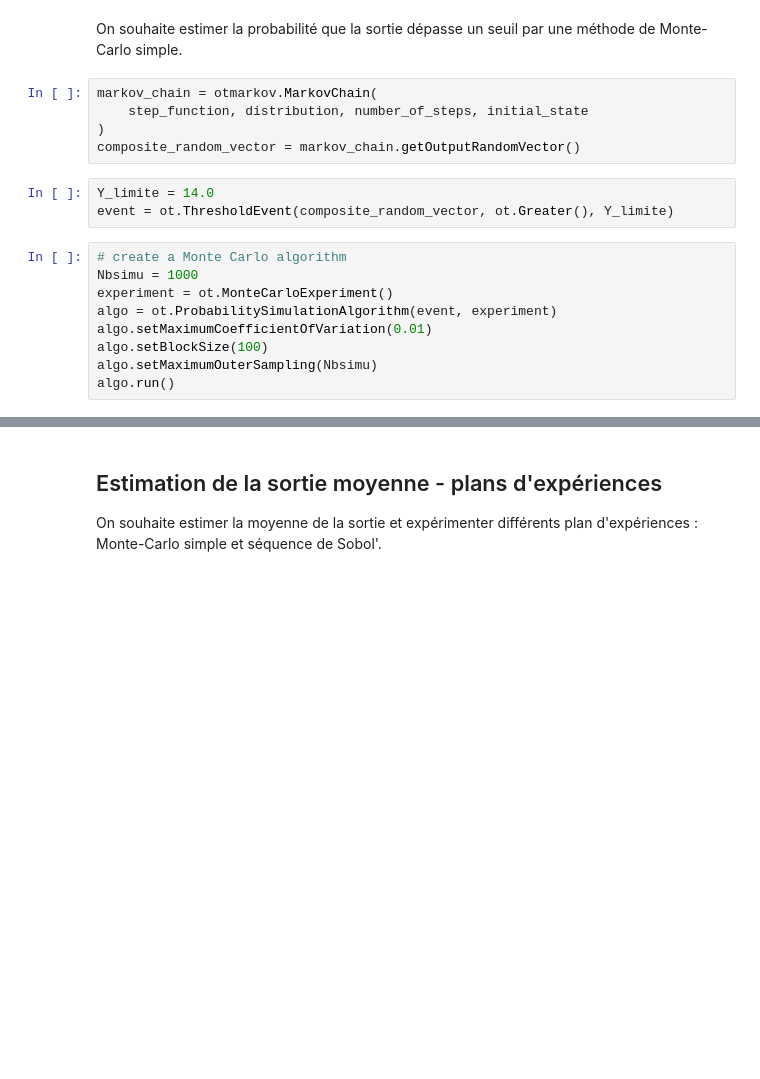
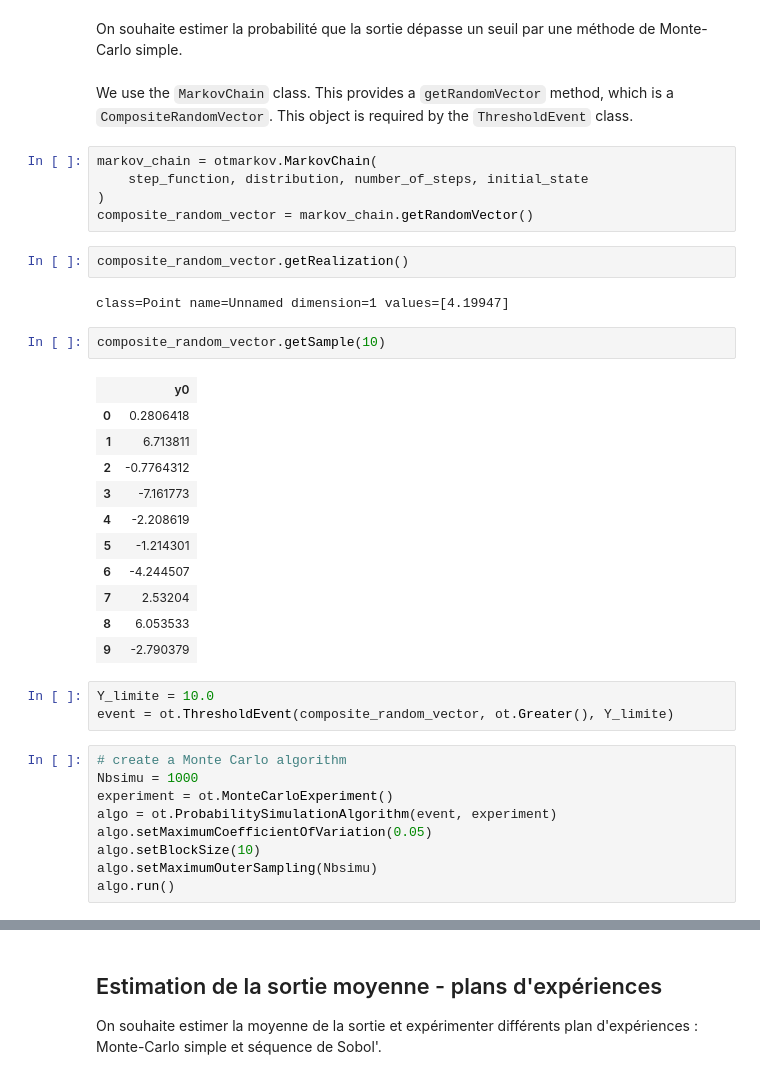
Before and after one commit to mbaudin47/otmarkov, a Jupyter notebook: demos/chaine-3-etats-otmarkov.ipynb, the cells around one changed output, grey strips where cells are left out. Cells and saved outputs as stored; diff of their text form; blank space fills up the shorter version.

```diff
--- a/demos/chaine-3-etats-otmarkov.ipynb
+++ b/demos/chaine-3-etats-otmarkov.ipynb
@@ -160,21 +266,41 @@ Estimation de la probabilité de dépasser un seuil
 ---
 # %% [markdown]
 On souhaite estimer la probabilité que la sortie dépasse un seuil par une méthode de Monte-Carlo simple.
+# %% [markdown]
+We use the `MarkovChain` class. This provides a `getRandomVector` method, which is a `CompositeRandomVector`. This object is required by the `ThresholdEvent` class.
 # %%
 markov_chain = otmarkov.MarkovChain(
     step_function, distribution, number_of_steps, initial_state
 )
-composite_random_vector = markov_chain.getOutputRandomVector()
+composite_random_vector = markov_chain.getRandomVector()
+# %%
+composite_random_vector.getRealization()
+# %% [output]
+class=Point name=Unnamed dimension=1 values=[4.19947]
+# %%
+composite_random_vector.getSample(10)
+# %% [output]
+|  | y0 |
+| 0 | 0.2806418 |
+| 1 | 6.713811 |
+| 2 | -0.7764312 |
+| 3 | -7.161773 |
+| 4 | -2.208619 |
+| 5 | -1.214301 |
+| 6 | -4.244507 |
+| 7 | 2.53204 |
+| 8 | 6.053533 |
+| 9 | -2.790379 |
 # %%
-Y_limite = 14.0
+Y_limite = 10.0
 event = ot.ThresholdEvent(composite_random_vector, ot.Greater(), Y_limite)
 # %%
 # create a Monte Carlo algorithm
 Nbsimu = 1000
 experiment = ot.MonteCarloExperiment()
 algo = ot.ProbabilitySimulationAlgorithm(event, experiment)
-algo.setMaximumCoefficientOfVariation(0.01)
-algo.setBlockSize(100)
+algo.setMaximumCoefficientOfVariation(0.05)
+algo.setBlockSize(10)
 algo.setMaximumOuterSampling(Nbsimu)
 algo.run()
 # %%
```
Also changed, not shown: parts of 32 cells of this notebook, 5 other files.
